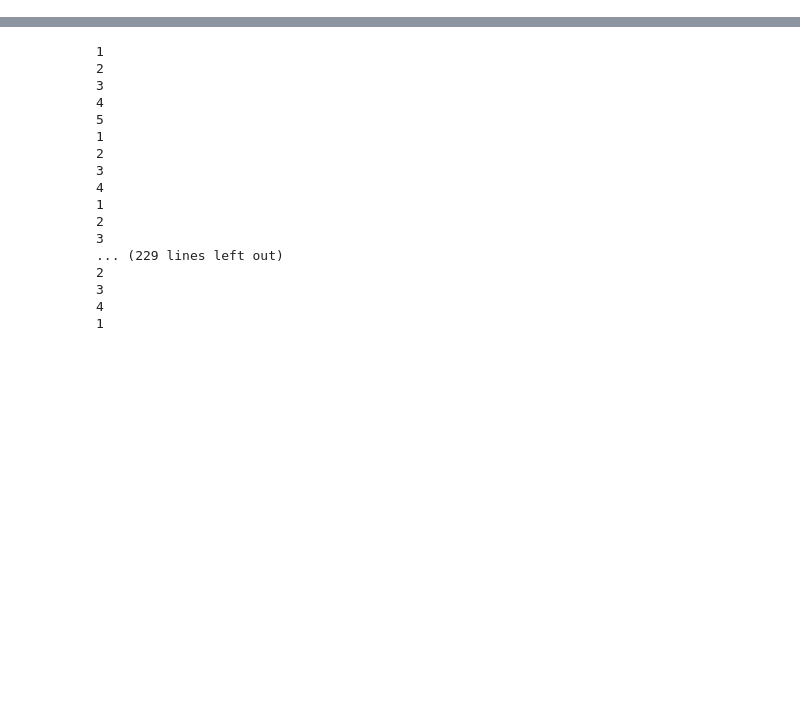
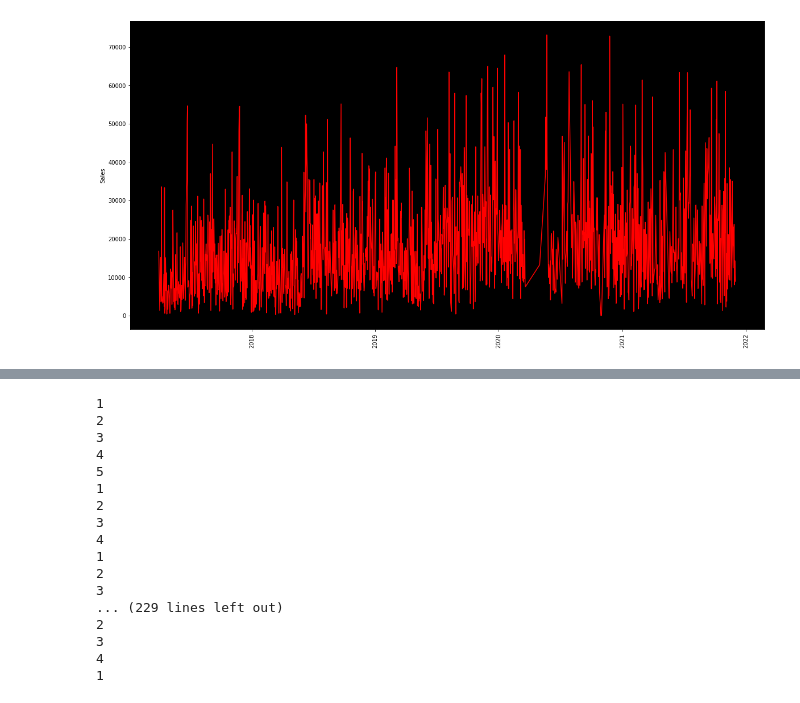
Before and after one commit to hn05012/Capstone-Project-Sales-and-Stock-forecasting, a Jupyter notebook: Rough work/Data_manipulation.ipynb, the cells around one changed output, grey strips where cells are left out. Cells and saved outputs as stored; diff of their text form; code cells hidden in the pictures; blank space fills up the shorter version.

```diff
--- a/Rough work/Data_manipulation.ipynb
+++ b/Rough work/Data_manipulation.ipynb
@@ -32,0 +50,8 @@ df.set_index('Date', inplace=True)
+# %%
+plt.figure(figsize=(20, 10))
+plt.plot(df.index, df['Sales'], color = 'red')
+plt.xticks(rotation = 'vertical')
+plt.ylabel("Sales")
+plt.show()
+# %% [output]
+[figure, added]
```
Also changed, not shown: parts of 4 cells of this notebook, 2 other files.
